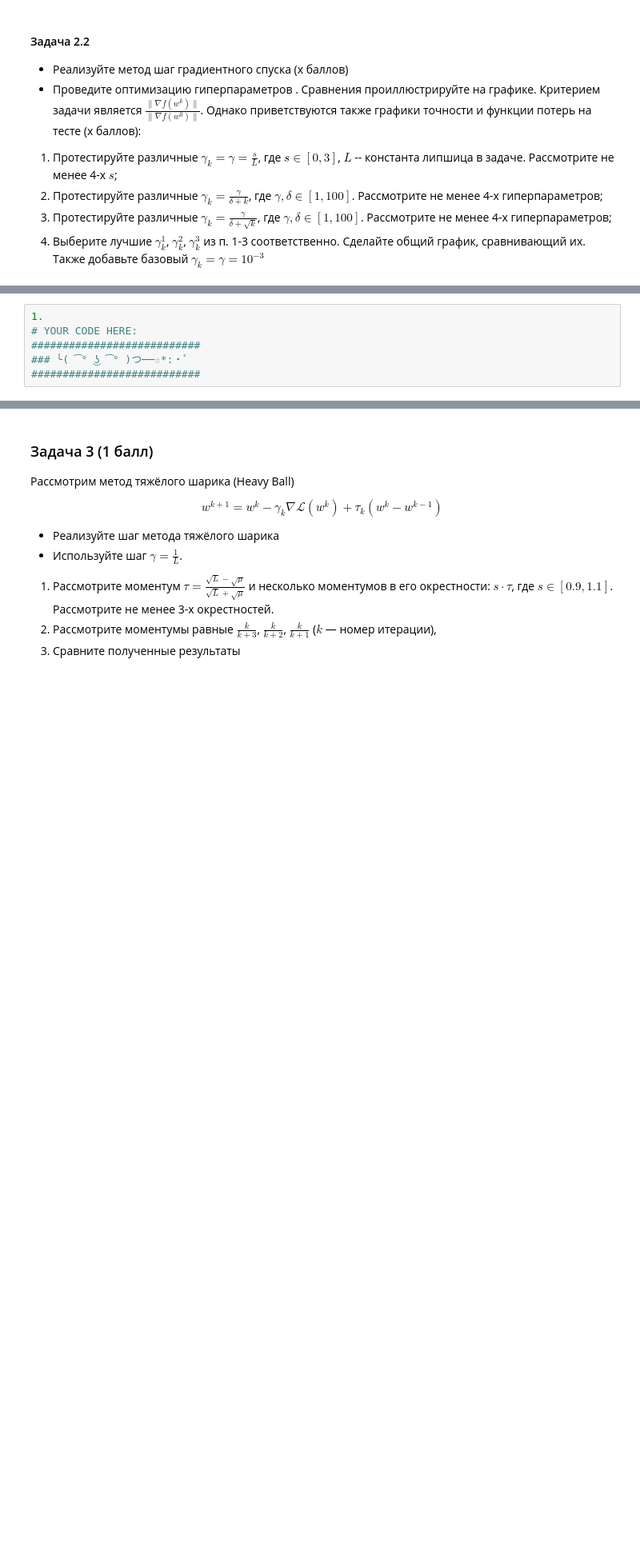
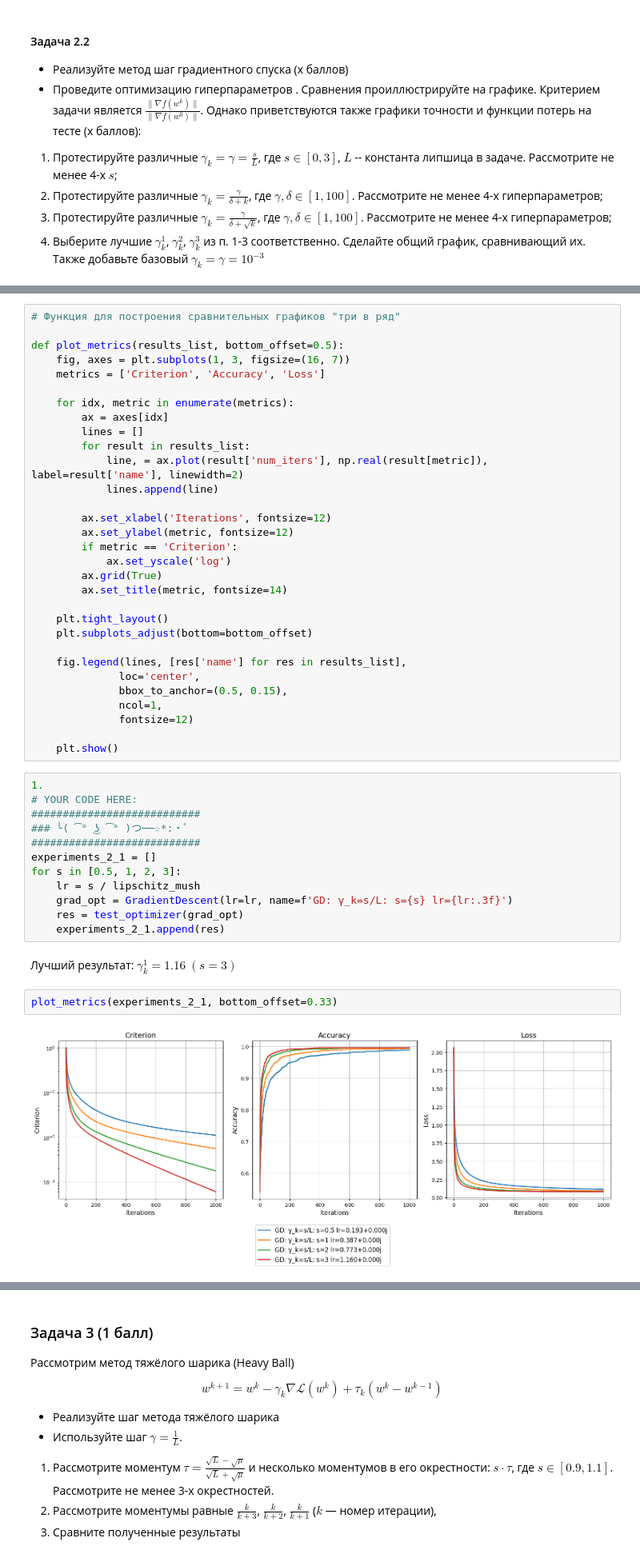
Before and after one commit to pbedrin/ml-course-ispras, a Jupyter notebook: hw/hw3/ISP_HW3_LogReg_Opt_HPO.ipynb, the cells around one changed output, grey strips where cells are left out. Shown at 80% size. Drawn from its saved outputs; the diff is of its cells as text; blank space fills up the shorter version.

```diff
--- a/hw/hw3/ISP_HW3_LogReg_Opt_HPO.ipynb
+++ b/hw/hw3/ISP_HW3_LogReg_Opt_HPO.ipynb
@@ -407,9 +516,52 @@ plot_results([gd_res_baseline], 'Cходимость градиентного с
-# %%
-1.
-# YOUR CODE HERE:
-###########################
-### ╰( ͡° ͜ʖ ͡° )つ──☆*:・ﾟ
-###########################
+# %%
+# Функция для построения сравнительных графиков "три в ряд"
+
+def plot_metrics(results_list, bottom_offset=0.5):
+    fig, axes = plt.subplots(1, 3, figsize=(16, 7))
+    metrics = ['Criterion', 'Accuracy', 'Loss']
+
+    for idx, metric in enumerate(metrics):
+        ax = axes[idx]
+        lines = []
+        for result in results_list:
+            line, = ax.plot(result['num_iters'], np.real(result[metric]), label=result['name'], linewidth=2)
+            lines.append(line)
+
+        ax.set_xlabel('Iterations', fontsize=12)
+        ax.set_ylabel(metric, fontsize=12)
+        if metric == 'Criterion':
+            ax.set_yscale('log')
+        ax.grid(True)
+        ax.set_title(metric, fontsize=14)
+
+    plt.tight_layout()
+    plt.subplots_adjust(bottom=bottom_offset)
+
+    fig.legend(lines, [res['name'] for res in results_list],
+              loc='center',
+              bbox_to_anchor=(0.5, 0.15),
+              ncol=1,
+              fontsize=12)
+
+    plt.show()
+# %%
+1.
+# YOUR CODE HERE:
+###########################
+### ╰( ͡° ͜ʖ ͡° )つ──☆*:・ﾟ
+###########################
+experiments_2_1 = []
+for s in [0.5, 1, 2, 3]:
+    lr = s / lipschitz_mush
+    grad_opt = GradientDescent(lr=lr, name=f'GD: γ_k=s/L: s={s} lr={lr:.3f}')
+    res = test_optimizer(grad_opt)
+    experiments_2_1.append(res)
+# %% [markdown]
+Лучший результат: $\gamma^1_k=1.16$ $(s = 3)$
+# %%
+plot_metrics(experiments_2_1, bottom_offset=0.33)
+# %% [output]
+[figure, added]
 # %%
 2.
 # YOUR CODE HERE:
```
Also changed, not shown: parts of 118 cells of this notebook, 14 other files.
